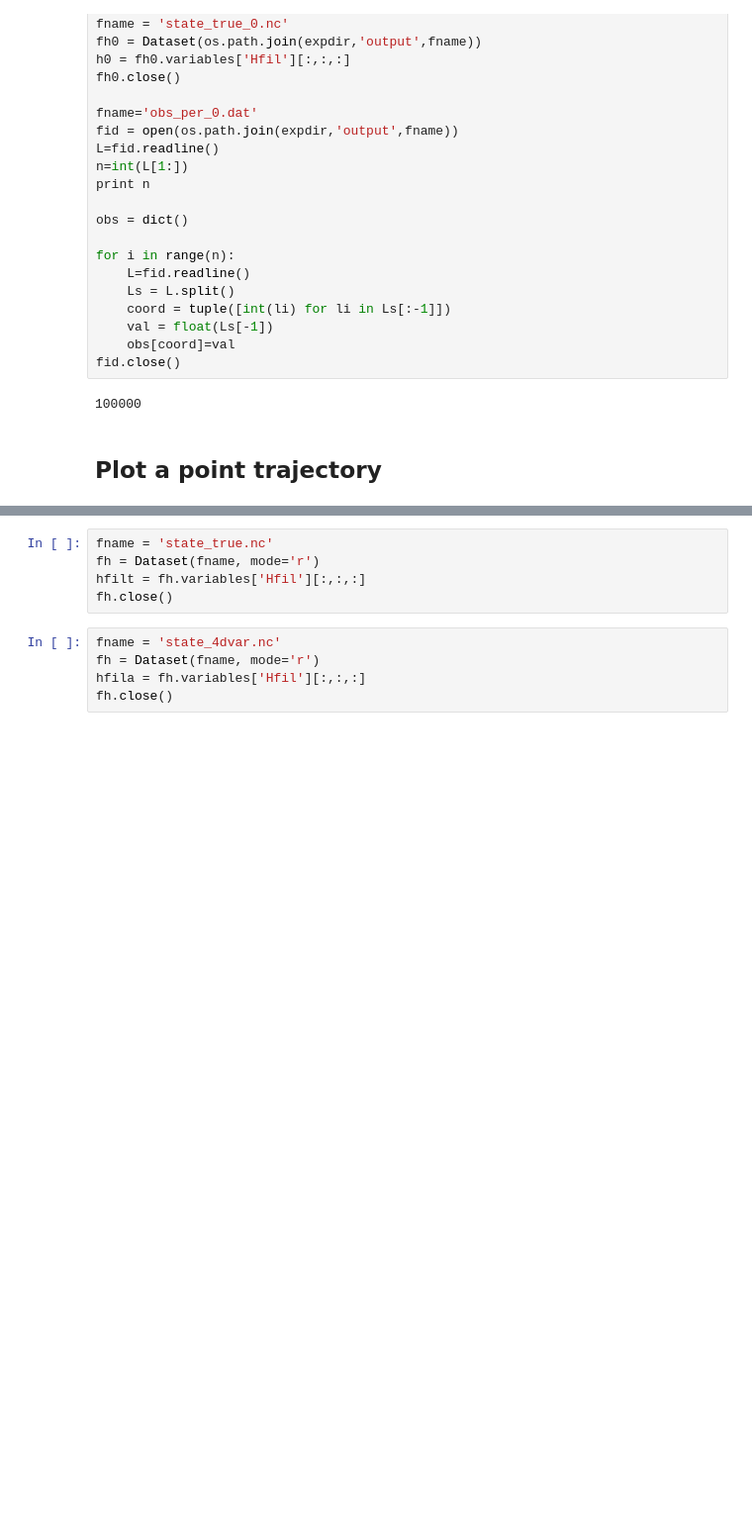
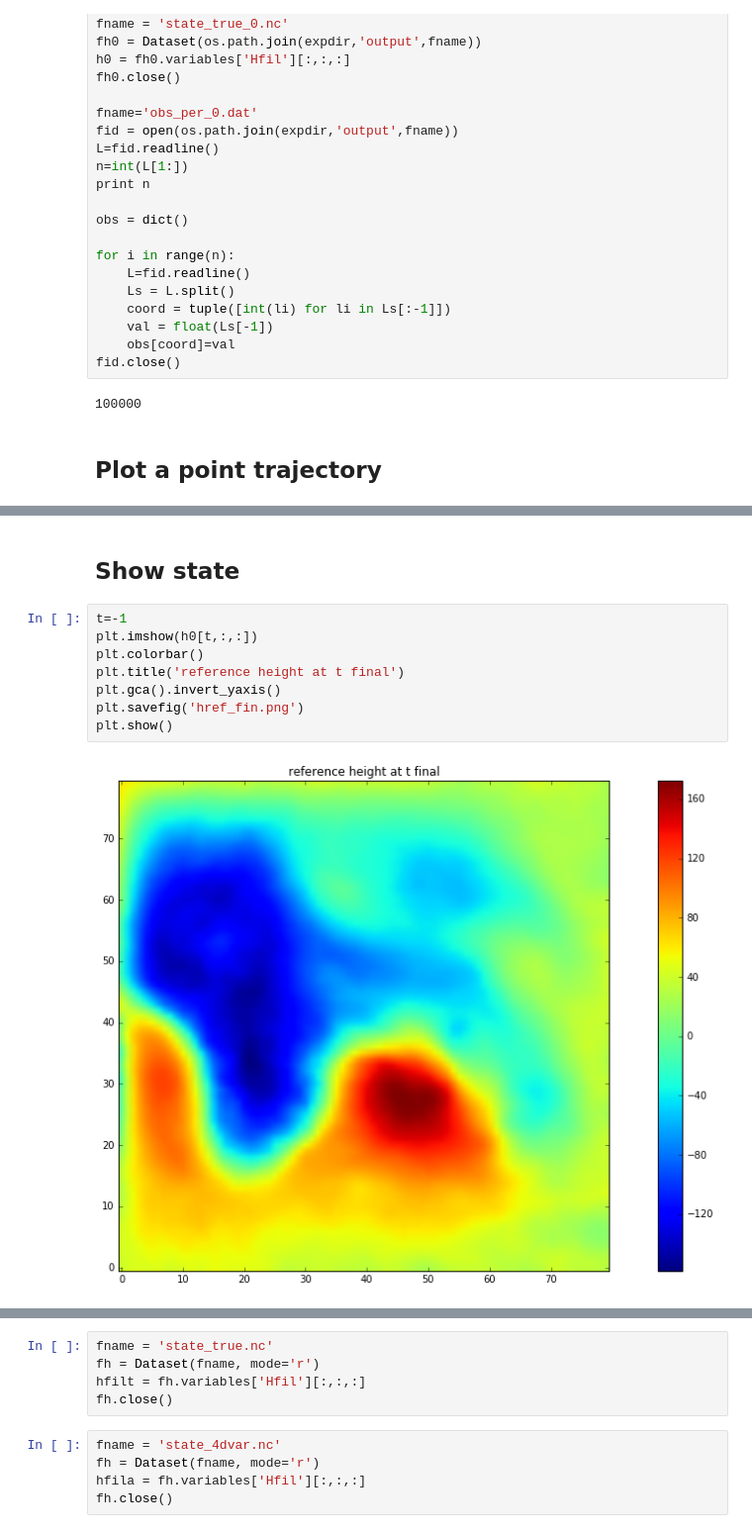
Before and after one commit to brajard/shalw, a Jupyter notebook: scripts/make_diag.ipynb, the cells around one changed output, grey strips where cells are left out. Shown at 99% size. Saved outputs shown, nothing was run; the diff lists cells and outputs as text; blank space fills up the shorter version.

```diff
--- a/scripts/make_diag.ipynb
+++ b/scripts/make_diag.ipynb
@@ -86,0 +108,12 @@ plt.show()
+# %% [markdown]
+## Show state
+# %%
+t=-1
+plt.imshow(h0[t,:,:])
+plt.colorbar()
+plt.title('reference height at t final')
+plt.gca().invert_yaxis()
+plt.savefig('href_fin.png')
+plt.show()
+# %% [output]
+[figure, added]
```
Also changed, not shown: parts of 13 cells of this notebook.
